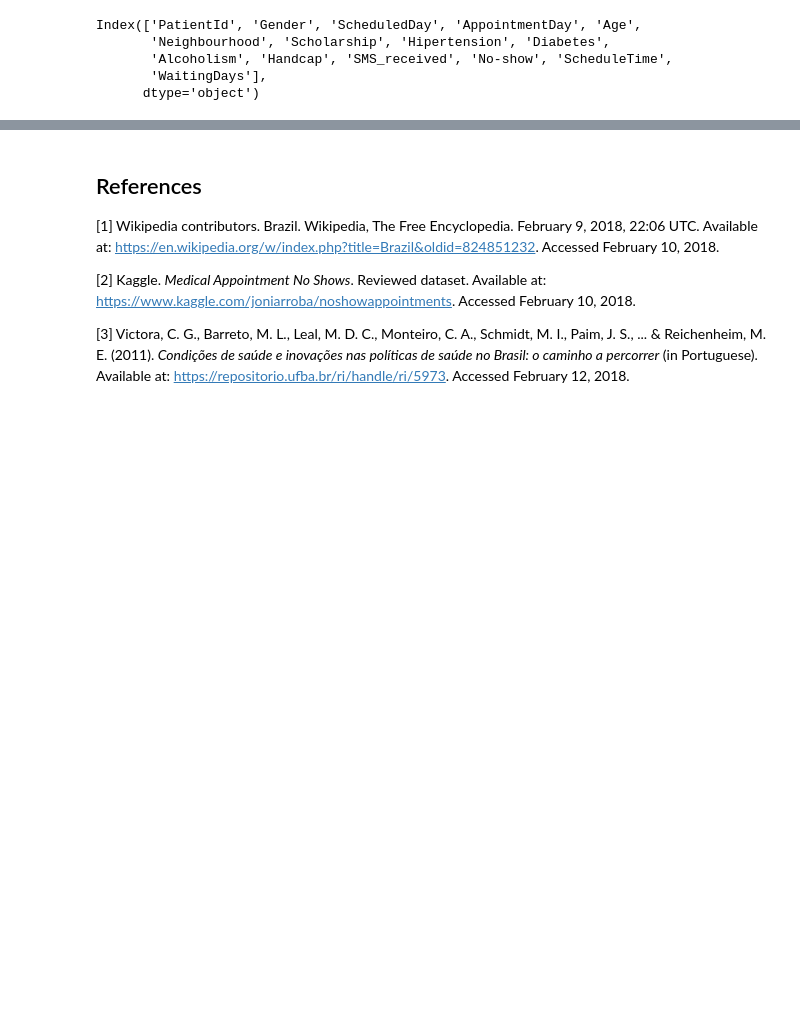
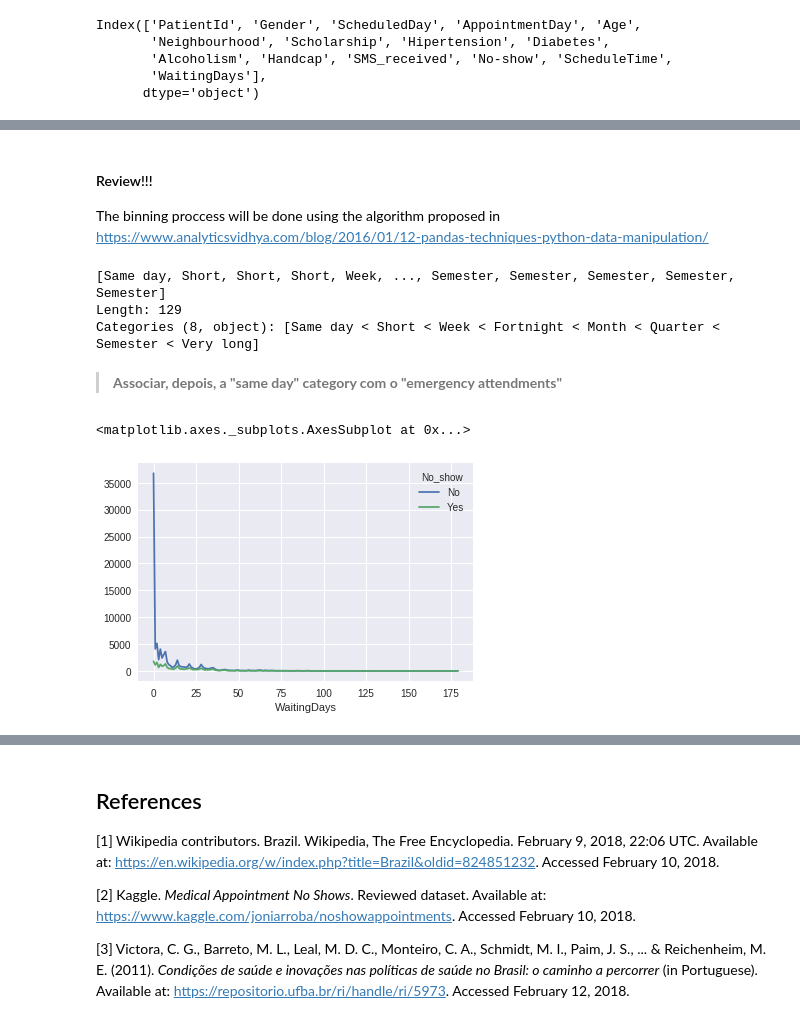
Before and after one commit to tbnsilveira/DAND-IntroDataAnalysis, a Jupyter notebook: tbnsilveira_Project01_InvestigateDataset.ipynb, the cells around one changed output, grey strips where cells are left out. Drawn from its saved outputs; the diff is of its cells as text; code cells hidden in the pictures; blank space fills up the shorter version.

```diff
--- a/tbnsilveira_Project01_InvestigateDataset.ipynb
+++ b/tbnsilveira_Project01_InvestigateDataset.ipynb
@@ -384,0 +604,3 @@ dataset.describe()
+# %% [markdown]
+#### Review!!!
+The binning proccess will be done using the algorithm proposed in https://www.analyticsvidhya.com/blog/2016/01/12-pandas-techniques-python-data-manipulation/
@@ -384,0 +611,6 @@ dataset.describe()
+# %%
+teste
+# %% [output]
+[Same day, Short, Short, Short, Week, ..., Semester, Semester, Semester, Semester, Semester]
+Length: 129
+Categories (8, object): [Same day < Short < Week < Fortnight < Month < Quarter < Semester < Very long]
@@ -384,0 +623,7 @@ dataset.describe()
+# %% [markdown]
+> **Associar, depois, a "same day" category com o "emergency attendments"**
+# %%
+waitingDays.plot()
+# %% [output]
+<matplotlib.axes._subplots.AxesSubplot at 0x...>
+[figure, added]
```
Also changed, not shown: parts of 90 cells of this notebook, 1 other file.
